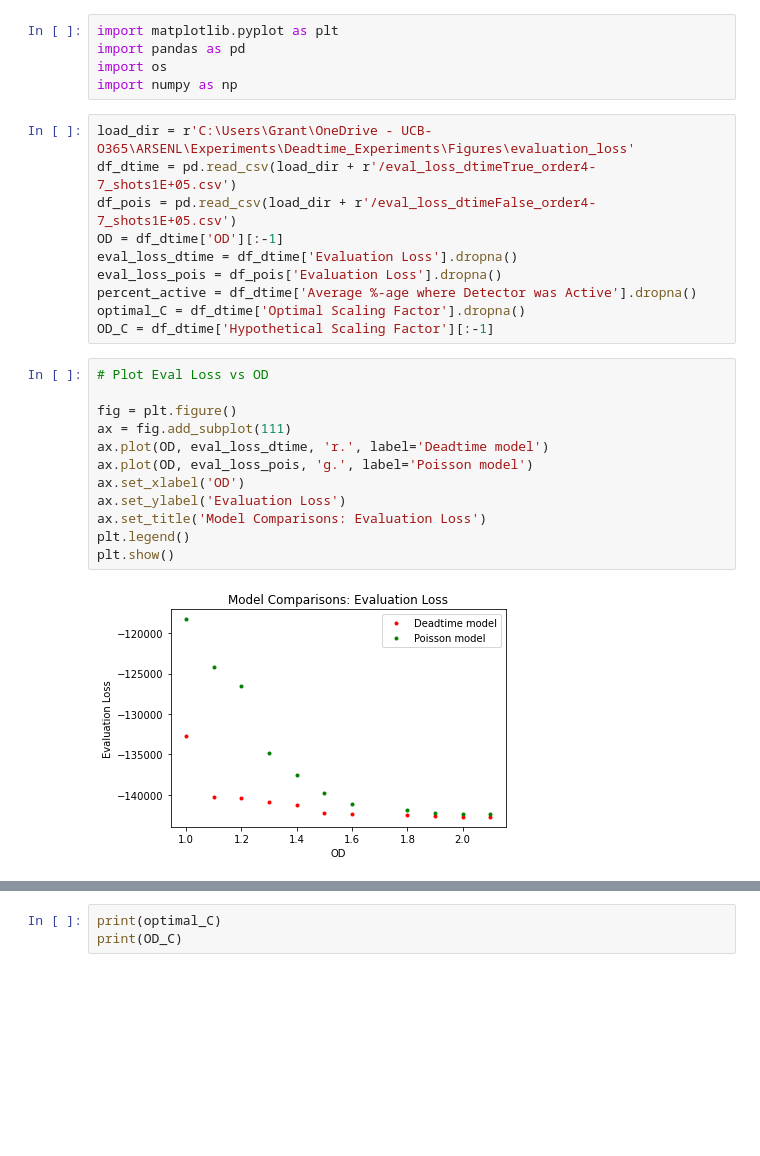
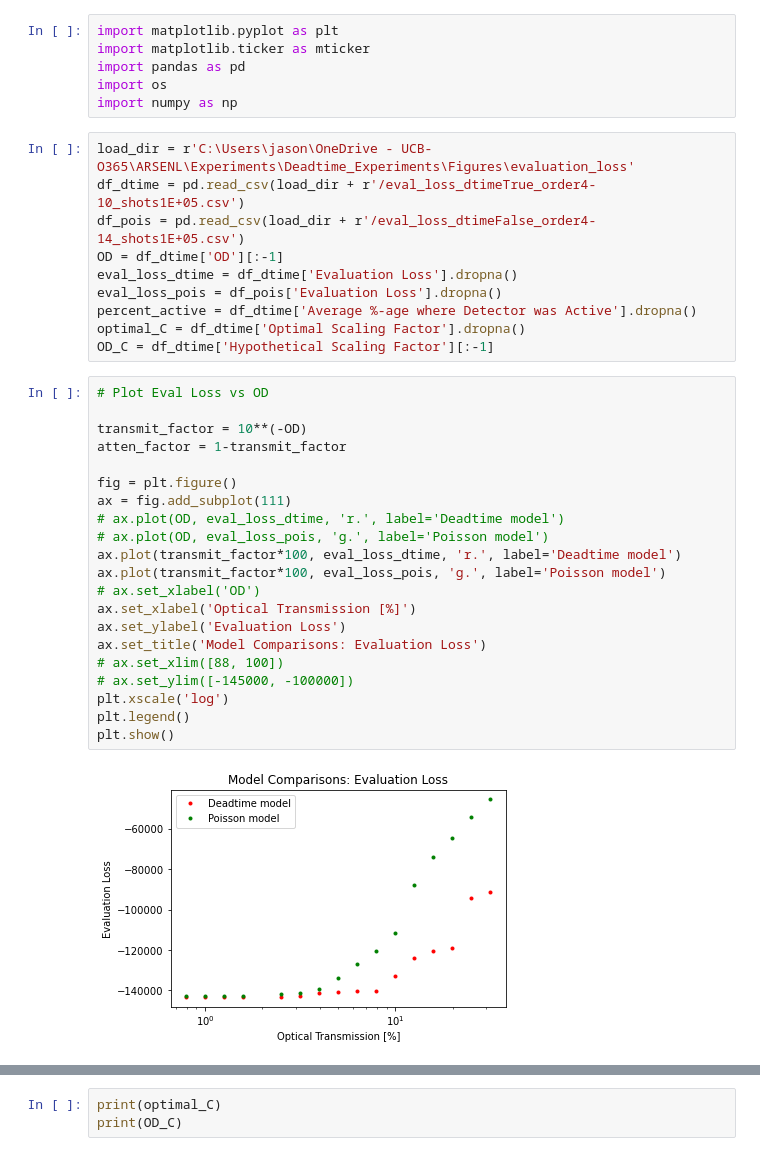
Before and after one commit to gkirchhoff32/ARSENL_backscatter_experiments, a Jupyter notebook: scripts/plot_eval_loss.ipynb, the cells around one changed output, grey strips where cells are left out. Saved outputs shown, nothing was run; the diff lists cells and outputs as text; blank space fills up the shorter version.

Commit message:
generated final eval plot

```diff
--- a/scripts/plot_eval_loss.ipynb
+++ b/scripts/plot_eval_loss.ipynb
@@ -1,12 +1,13 @@
 # %%
 import matplotlib.pyplot as plt
+import matplotlib.ticker as mticker
 import pandas as pd
 import os
 import numpy as np
 # %%
-load_dir = r'C:\Users\Grant\OneDrive - UCB-O365\ARSENL\Experiments\Deadtime_Experiments\Figures\evaluation_loss'
-df_dtime = pd.read_csv(load_dir + r'/eval_loss_dtimeTrue_order4-7_shots1E+05.csv')
-df_pois = pd.read_csv(load_dir + r'/eval_loss_dtimeFalse_order4-7_shots1E+05.csv')
+load_dir = r'C:\Users\jason\OneDrive - UCB-O365\ARSENL\Experiments\Deadtime_Experiments\Figures\evaluation_loss'
+df_dtime = pd.read_csv(load_dir + r'/eval_loss_dtimeTrue_order4-10_shots1E+05.csv')
+df_pois = pd.read_csv(load_dir + r'/eval_loss_dtimeFalse_order4-14_shots1E+05.csv')
 OD = df_dtime['OD'][:-1]
 eval_loss_dtime = df_dtime['Evaluation Loss'].dropna()
 eval_loss_pois = df_pois['Evaluation Loss'].dropna()
@@ -16,17 +17,26 @@ OD_C = df_dtime['Hypothetical Scaling Factor'][:-1]
 # %%
 # Plot Eval Loss vs OD
 
+transmit_factor = 10**(-OD)
+atten_factor = 1-transmit_factor
+
 fig = plt.figure()
 ax = fig.add_subplot(111)
-ax.plot(OD, eval_loss_dtime, 'r.', label='Deadtime model')
-ax.plot(OD, eval_loss_pois, 'g.', label='Poisson model')
-ax.set_xlabel('OD')
+# ax.plot(OD, eval_loss_dtime, 'r.', label='Deadtime model')
+# ax.plot(OD, eval_loss_pois, 'g.', label='Poisson model')
+ax.plot(transmit_factor*100, eval_loss_dtime, 'r.', label='Deadtime model')
+ax.plot(transmit_factor*100, eval_loss_pois, 'g.', label='Poisson model')
+# ax.set_xlabel('OD')
+ax.set_xlabel('Optical Transmission [%]')
 ax.set_ylabel('Evaluation Loss')
 ax.set_title('Model Comparisons: Evaluation Loss')
+# ax.set_xlim([88, 100])
+# ax.set_ylim([-145000, -100000])
+plt.xscale('log')
 plt.legend()
 plt.show()
 # %% [output]
-[figure, old version]
+[figure, new version]
 # %%
 # Plot Eval Loss vs Average Active-Detector Percentage
 
```
Also changed, not shown: parts of 1 cell of this notebook, 1 other file.
